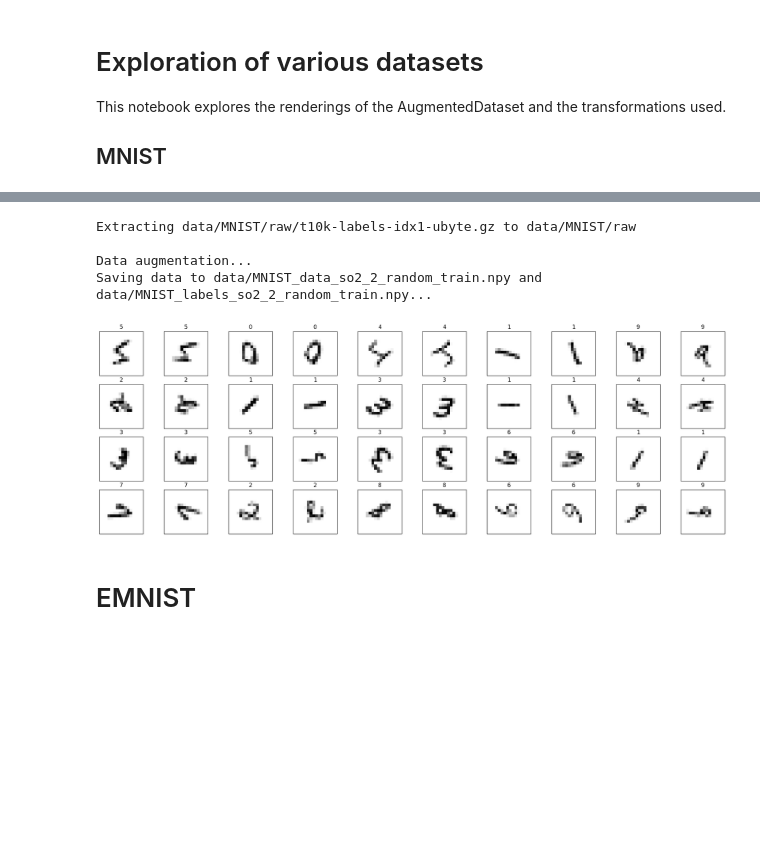
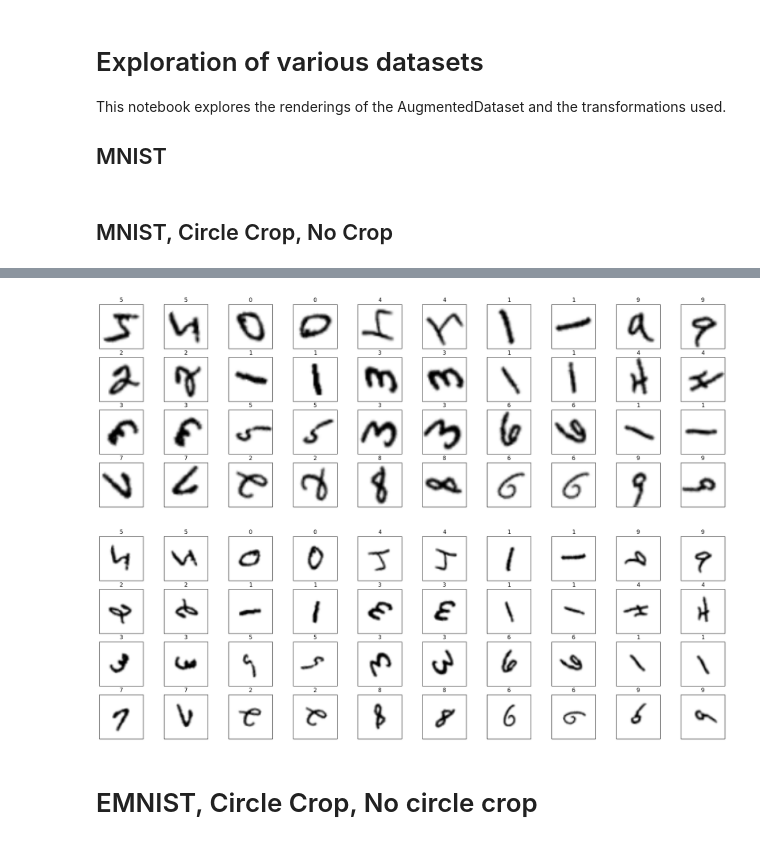
Before and after one commit to geometric-intelligence/g-invariance, a Jupyter notebook: notebooks/dataset.ipynb, the cells around one changed output, grey strips where cells are left out. Drawn from its saved outputs; the diff is of its cells as text; code cells hidden in the pictures; blank space fills up the shorter version.

```diff
--- a/notebooks/dataset.ipynb
+++ b/notebooks/dataset.ipynb
@@ -13,8 +14,7 @@ transform = torchvision_transforms.Compose(
     [
         torchvision_transforms.ToTensor(),
         # TODO: Some issues when size changes. Understand why.
-        torchvision_transforms.Resize((16,)),
-        torchvision_transforms.Normalize((0.1307,), (0.3081,)),
+        torchvision_transforms.Resize((45,)),
     ]
 )
 
@@ -22,17 +22,18 @@ transform = torchvision_transforms.Compose(
 def imshow(img):
     img = img / 2 + 0.5  # unnormalize
     plt.imshow(img.numpy().squeeze(), cmap='gray_r')
+# %% [markdown]
+## MNIST, Circle Crop, No Crop
 # %%
 
 # Download and load the training data
-images = dataset.AugmentedDataset('data/', train=True, transform=transform)
+images = dataset.AugmentedDataset('data/', train=True, transform=transform, circle_crop=True)
 
 # Select a few images to display
 num_images = 40
 fig = plt.figure(figsize=(25, 8))
 for idx in range(num_images):
     image, label = images[idx]  # Access the image and its corresponding label directly
-
     ax = fig.add_subplot(4, 10, idx+1, xticks=[], yticks=[])
     imshow(image)
     ax.set_title(label)
@@ -54,8 +41,20 @@ Downloading http://yann.lecun.com/exdb/mnist/t10k-labels-idx1-ubyte.gz to data/M
-Extracting data/MNIST/raw/t10k-labels-idx1-ubyte.gz to data/MNIST/raw
-
-Data augmentation...
-Saving data to data/MNIST_data_so2_2_random_train.npy and data/MNIST_labels_so2_2_random_train.npy...
-[figure, old version]
+[figure, new version]
-# %% [markdown]
-# EMNIST
+# %%
+
+# Download and load the training data
+images = dataset.AugmentedDataset('data/', train=True, transform=transform, circle_crop=False)
+
+# Select a few images to display
+num_images = 40
+fig = plt.figure(figsize=(25, 8))
+for idx in range(num_images):
+    image, label = images[idx]  # Access the image and its corresponding label directly
+
+    ax = fig.add_subplot(4, 10, idx+1, xticks=[], yticks=[])
+    imshow(image)
+    ax.set_title(label)
+# %% [output]
+[figure, added]
+# %% [markdown]
+# EMNIST, Circle Crop, No circle crop
 # %%
```
Also changed, not shown: parts of 6 cells of this notebook, 2 other files.
